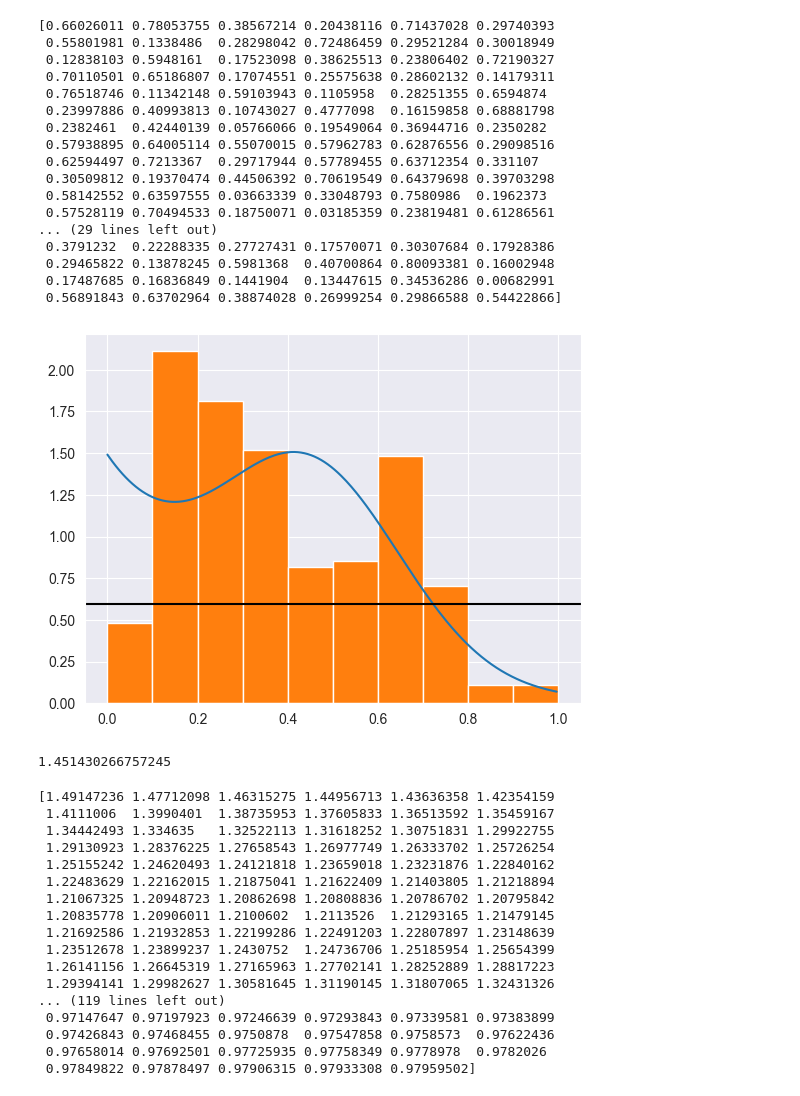
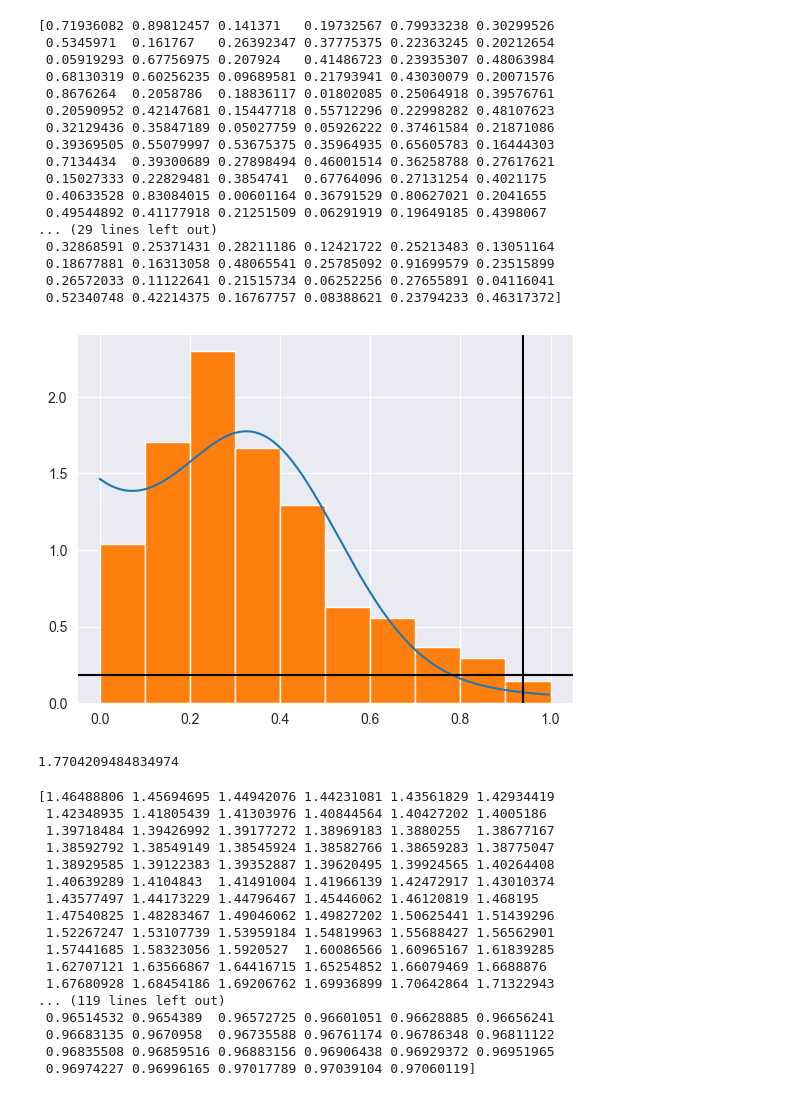
Before and after one commit to hodge-py/Outlier-Detection, a Jupyter notebook: gaussian-exponential-mixture-master/MixedModel2.ipynb, the cells around one changed output. Drawn from its saved outputs; the diff is of its cells as text; code cells hidden in the pictures.

```diff
--- a/gaussian-exponential-mixture-master/MixedModel2.ipynb
+++ b/gaussian-exponential-mixture-master/MixedModel2.ipynb
@@ -47,7 +47,7 @@ from gaussian_exponential_mixture import GaussianExponentialMixture
 #exponential_data = np.random.exponential(scale=beta, size=500)
 #gaussian_data = np.random.normal(loc=mu, scale=sigma, size=500)
 #mixed_data = np.append(exponential_data, gaussian_data)
-knn, distReturn = main(X, y, 12)
+knn, distReturn = main(X, y, 3)
 distReturn = np.array(distReturn)
 arr = generateArr(distReturn, median="medMax")
 arr = (arr - np.min(arr)) / (np.max(arr) - np.min(arr))
@@ -55,34 +55,35 @@ print(arr)
 mix = GaussianExponentialMixture(arr)
 mix.fit()
 # %% [output]
-[0.66026011 0.78053755 0.38567214 0.20438116 0.71437028 0.29740393
- 0.55801981 0.1338486  0.28298042 0.72486459 0.29521284 0.30018949
- 0.12838103 0.5948161  0.17523098 0.38625513 0.23806402 0.72190327
- 0.70110501 0.65186807 0.17074551 0.25575638 0.28602132 0.14179311
- 0.76518746 0.11342148 0.59103943 0.1105958  0.28251355 0.6594874
- 0.23997886 0.40993813 0.10743027 0.4777098  0.16159858 0.68881798
- 0.2382461  0.42440139 0.05766066 0.19549064 0.36944716 0.2350282
- 0.57938895 0.64005114 0.55070015 0.57962783 0.62876556 0.29098516
- 0.62594497 0.7213367  0.29717944 0.57789455 0.63712354 0.331107
- 0.30509812 0.19370474 0.44506392 0.70619549 0.64379698 0.39703298
- 0.58142552 0.63597555 0.03663339 0.33048793 0.7580986  0.1962373
- 0.57528119 0.70494533 0.18750071 0.03185359 0.23819481 0.61286561
+[0.71936082 0.89812457 0.141371   0.19732567 0.79933238 0.30299526
+ 0.5345971  0.161767   0.26392347 0.37775375 0.22363245 0.20212654
+ 0.05919293 0.67756975 0.207924   0.41486723 0.23935307 0.48063984
+ 0.68130319 0.60256235 0.09689581 0.21793941 0.43030079 0.20071576
+ 0.8676264  0.2058786  0.18836117 0.01802085 0.25064918 0.39576761
+ 0.20590952 0.42147681 0.15447718 0.55712296 0.22998282 0.48107623
+ 0.32129436 0.35847189 0.05027759 0.05926222 0.37461584 0.21871086
+ 0.39369505 0.55079997 0.53675375 0.35964935 0.65605783 0.16444303
+ 0.7134434  0.39300689 0.27898494 0.46001514 0.36258788 0.27617621
+ 0.15027333 0.22829481 0.3854741  0.67764096 0.27131254 0.4021175
+ 0.40633528 0.83084015 0.00601164 0.36791529 0.80627021 0.2041655
+ 0.49544892 0.41177918 0.21251509 0.06291919 0.19649185 0.4398067
 ... (29 lines left out)
- 0.3791232  0.22288335 0.27727431 0.17570071 0.30307684 0.17928386
- 0.29465822 0.13878245 0.5981368  0.40700864 0.80093381 0.16002948
- 0.17487685 0.16836849 0.1441904  0.13447615 0.34536286 0.00682991
- 0.56891843 0.63702964 0.38874028 0.26999254 0.29866588 0.54422866]
+ 0.32868591 0.25371431 0.28211186 0.12421722 0.25213483 0.13051164
+ 0.18677881 0.16313058 0.48065541 0.25785092 0.91699579 0.23515899
+ 0.26572033 0.11122641 0.21515734 0.06252256 0.27655891 0.04116041
+ 0.52340748 0.42214375 0.16767757 0.08388621 0.23794233 0.46317372]
 # %%
 from matplotlib import pyplot as plt
 x = np.arange(1, step=1/arr.size)
 plt.plot(x, mix.pdf(x))
 plt.hist(arr, density=True, bins=10)
 plt.axhline(y=np.percentile(mix.pdf(arr), 5), color='k')
+plt.axvline(x=.94, color='k')
 plt.show()
 print(mix.pdf(.34))
 # %% [output]
-[figure, old version]
+[figure, new version]
-1.451430266757245
+1.7704209484834974
 # %%
 print(mix.pdf(x))
 print(mix.pdf(arr))
@@ -92,23 +93,23 @@ data2 = mix.pdf(arr)
 dataNorm = (data-np.min(data2))/(np.max(data2)-np.min(data2))
 print(cumulative_trapezoid(mix.pdf(x),x=x))
 # %% [output]
-[1.49147236 1.47712098 1.46315275 1.44956713 1.43636358 1.42354159
- 1.4111006  1.3990401  1.38735953 1.37605833 1.36513592 1.35459167
- 1.34442493 1.334635   1.32522113 1.31618252 1.30751831 1.29922755
- 1.29130923 1.28376225 1.27658543 1.26977749 1.26333702 1.25726254
- 1.25155242 1.24620493 1.24121818 1.23659018 1.23231876 1.22840162
- 1.22483629 1.22162015 1.21875041 1.21622409 1.21403805 1.21218894
- 1.21067325 1.20948723 1.20862698 1.20808836 1.20786702 1.20795842
- 1.20835778 1.20906011 1.2100602  1.2113526  1.21293165 1.21479145
- 1.21692586 1.21932853 1.22199286 1.22491203 1.22807897 1.23148639
- 1.23512678 1.23899237 1.2430752  1.24736706 1.25185954 1.25654399
- 1.26141156 1.26645319 1.27165963 1.27702141 1.28252889 1.28817223
- 1.29394141 1.29982627 1.30581645 1.31190145 1.31807065 1.32431326
+[1.46488806 1.45694695 1.44942076 1.44231081 1.43561829 1.42934419
+ 1.42348935 1.41805439 1.41303976 1.40844564 1.40427202 1.4005186
+ 1.39718484 1.39426992 1.39177272 1.38969183 1.3880255  1.38677167
+ 1.38592792 1.38549149 1.38545924 1.38582766 1.38659283 1.38775047
+ 1.38929585 1.39122383 1.39352887 1.39620495 1.39924565 1.40264408
+ 1.40639289 1.4104843  1.41491004 1.41966139 1.42472917 1.43010374
+ 1.43577497 1.44173229 1.44796467 1.45446062 1.46120819 1.468195
+ 1.47540825 1.48283467 1.49046062 1.49827202 1.50625441 1.51439296
+ 1.52267247 1.53107739 1.53959184 1.54819963 1.55688427 1.56562901
+ 1.57441685 1.58323056 1.5920527  1.60086566 1.60965167 1.61839285
+ 1.62707121 1.63566867 1.64416715 1.65254852 1.66079469 1.6688876
+ 1.67680928 1.68454186 1.69206762 1.69936899 1.70642864 1.71322943
 ... (119 lines left out)
- 0.97147647 0.97197923 0.97246639 0.97293843 0.97339581 0.97383899
- 0.97426843 0.97468455 0.9750878  0.97547858 0.9758573  0.97622436
- 0.97658014 0.97692501 0.97725935 0.97758349 0.9778978  0.9782026
- 0.97849822 0.97878497 0.97906315 0.97933308 0.97959502]
+ 0.96514532 0.9654389  0.96572725 0.96601051 0.96628885 0.96656241
+ 0.96683135 0.9670958  0.96735588 0.96761174 0.96786348 0.96811122
+ 0.96835508 0.96859516 0.96883156 0.96906438 0.96929372 0.96951965
+ 0.96974227 0.96996165 0.97017789 0.97039104 0.97060119]
 # %%
 arrNew = (arr - np.min(arr)) / (np.max(arr) - np.min(arr))
 # %%
```
Also changed, not shown: parts of 1 cell of this notebook, 1 other file.
